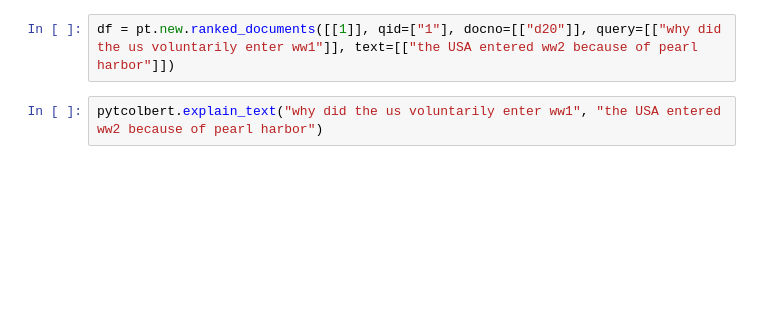
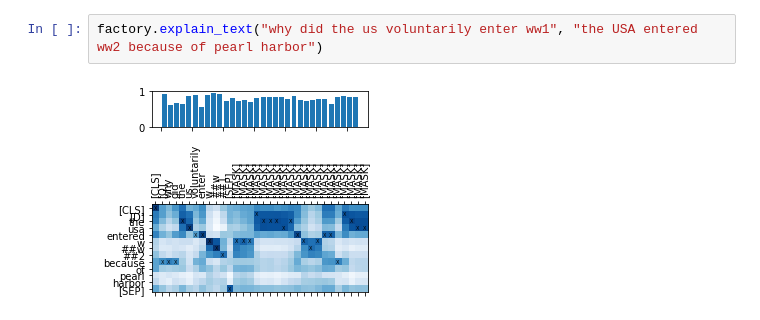
Before and after one commit to terrierteam/pyterrier_colbert, a Jupyter notebook: colbert_text_and_explain.ipynb, the cells around one changed output. Cells and saved outputs as stored; diff of their text form; blank space fills up the shorter version.

```diff
--- a/colbert_text_and_explain.ipynb
+++ b/colbert_text_and_explain.ipynb
@@ -43,4 +59,4 @@ RuntimeError: ignored
 # %%
-df = pt.new.ranked_documents([[1]], qid=["1"], docno=[["d20"]], query=[["why did the us voluntarily enter ww1"]], text=[["the USA entered ww2 because of pearl harbor"]])
+factory.explain_text("why did the us voluntarily enter ww1", "the USA entered ww2 because of pearl harbor")
+# %% [output]
+[figure, added]
-# %%
-pytcolbert.explain_text("why did the us voluntarily enter ww1", "the USA entered ww2 because of pearl harbor")
```
Also changed, not shown: parts of 7 cells of this notebook.
